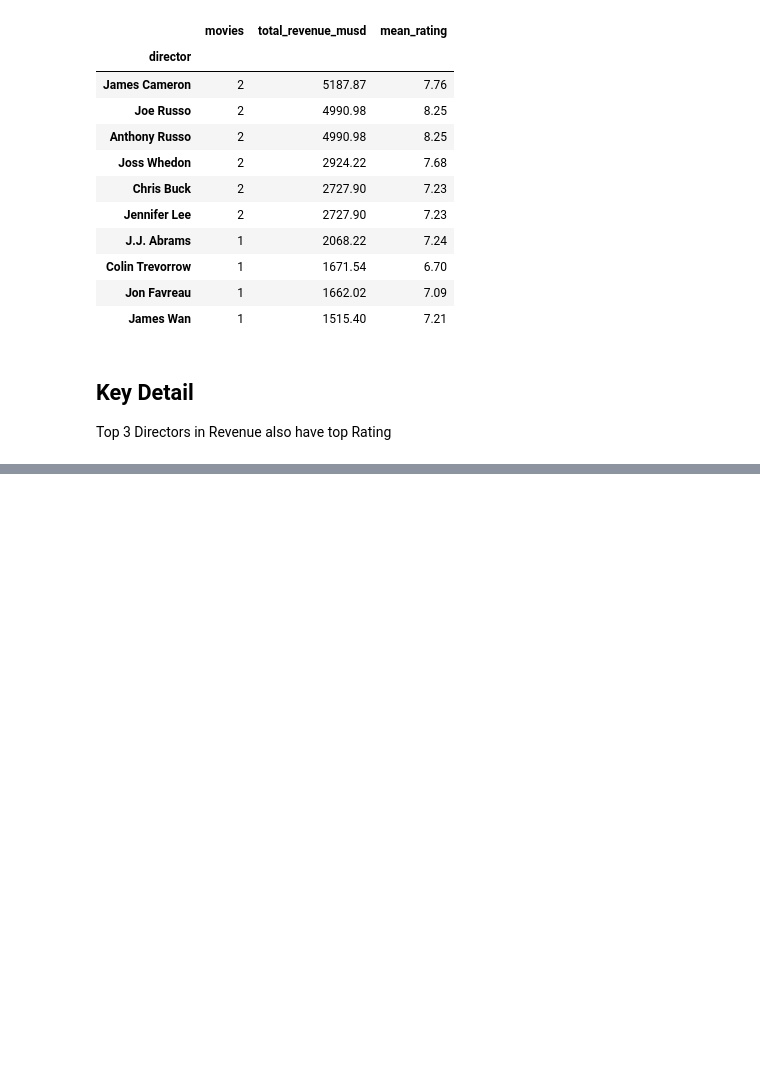
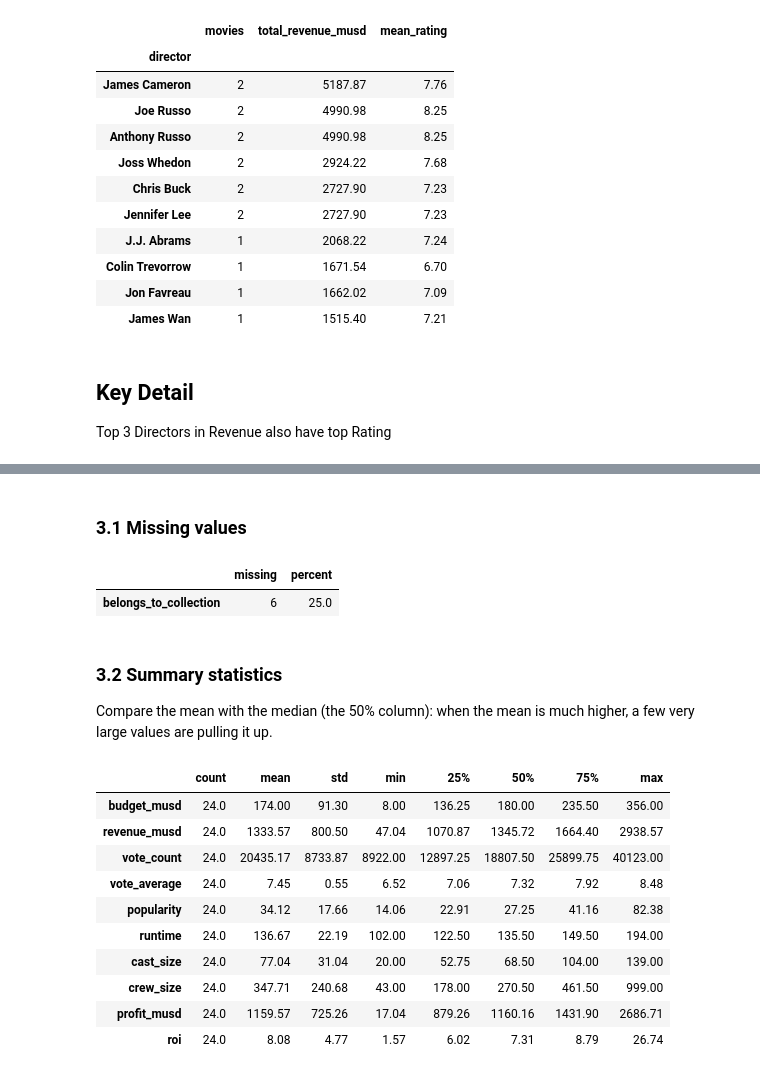
Before and after one commit to Dushimimanaprince/TMDB-Movie-Data-Analysis, a Jupyter notebook: notebooks/tmdb_analysis.ipynb, the cells around one changed output, grey strips where cells are left out. Saved outputs shown, nothing was run; the diff lists cells and outputs as text; code cells hidden in the pictures; blank space fills up the shorter version.

```diff
--- a/notebooks/tmdb_analysis.ipynb
+++ b/notebooks/tmdb_analysis.ipynb
@@ -357,0 +364,25 @@ Top 3 Directors in Revenue also have top Rating
+# %% [markdown]
+### 3.1 Missing values
+# %%
+missing_values(df)
+# %% [output]
+|  | missing | percent |
+| belongs_to_collection | 6 | 25.0 |
+# %% [markdown]
+### 3.2 Summary statistics
+
+Compare the mean with the median (the 50% column): when the mean is much higher, a few very large values are pulling it up.
+# %%
+summary_statistics(df)
+# %% [output]
+|  | count | mean | std | min | 25% | 50% | 75% | max |
+| budget_musd | 24.0 | 174.00 | 91.30 | 8.00 | 136.25 | 180.00 | 235.50 | 356.00 |
+| revenue_musd | 24.0 | 1333.57 | 800.50 | 47.04 | 1070.87 | 1345.72 | 1664.40 | 2938.57 |
+| vote_count | 24.0 | 20435.17 | 8733.87 | 8922.00 | 12897.25 | 18807.50 | 25899.75 | 40123.00 |
+| vote_average | 24.0 | 7.45 | 0.55 | 6.52 | 7.06 | 7.32 | 7.92 | 8.48 |
+| popularity | 24.0 | 34.12 | 17.66 | 14.06 | 22.91 | 27.25 | 41.16 | 82.38 |
+| runtime | 24.0 | 136.67 | 22.19 | 102.00 | 122.50 | 135.50 | 149.50 | 194.00 |
+| cast_size | 24.0 | 77.04 | 31.04 | 20.00 | 52.75 | 68.50 | 104.00 | 139.00 |
+| crew_size | 24.0 | 347.71 | 240.68 | 43.00 | 178.00 | 270.50 | 461.50 | 999.00 |
+| profit_musd | 24.0 | 1159.57 | 725.26 | 17.04 | 879.26 | 1160.16 | 1431.90 | 2686.71 |
+| roi | 24.0 | 8.08 | 4.77 | 1.57 | 6.02 | 7.31 | 8.79 | 26.74 |
```
Also changed, not shown: parts of 5 cells of this notebook, 1 other file.
